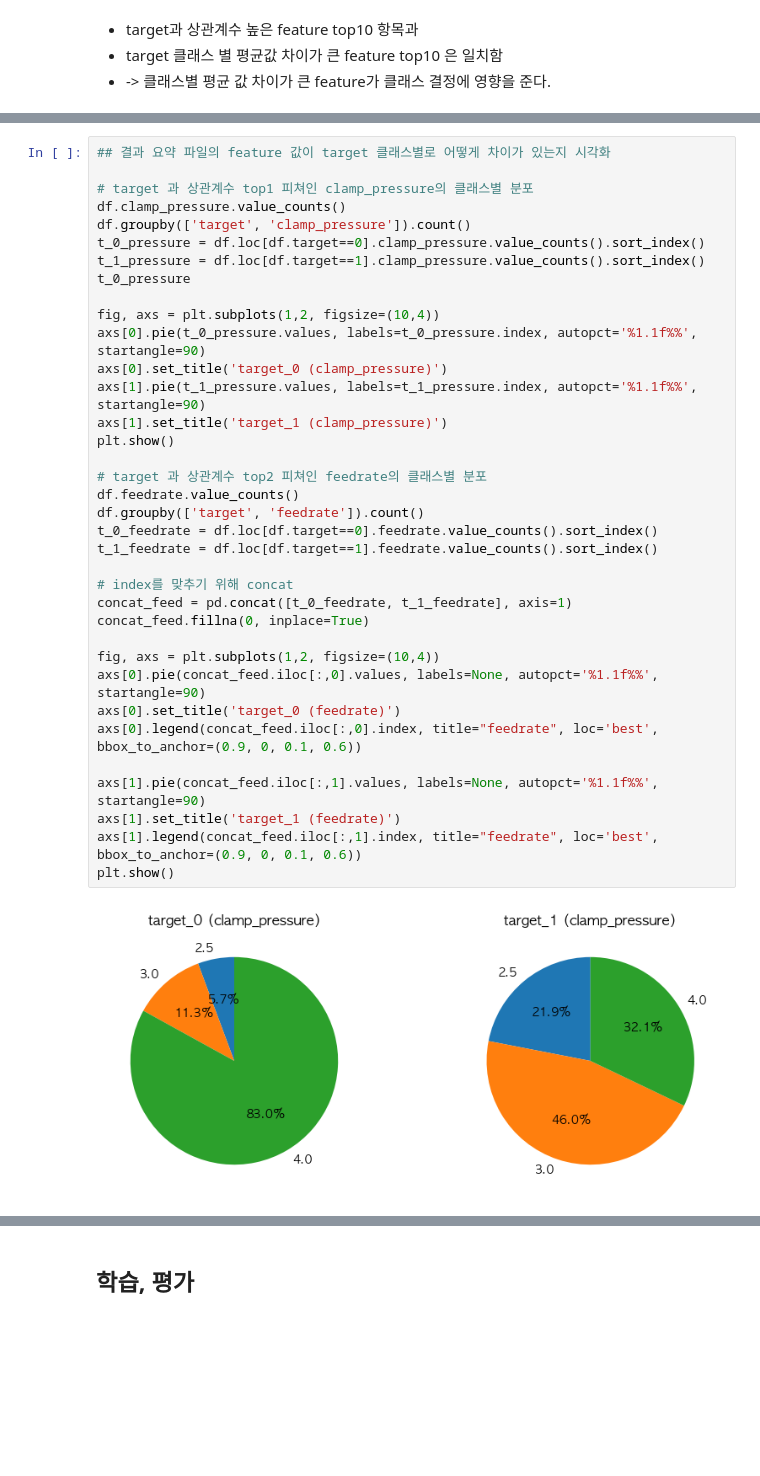
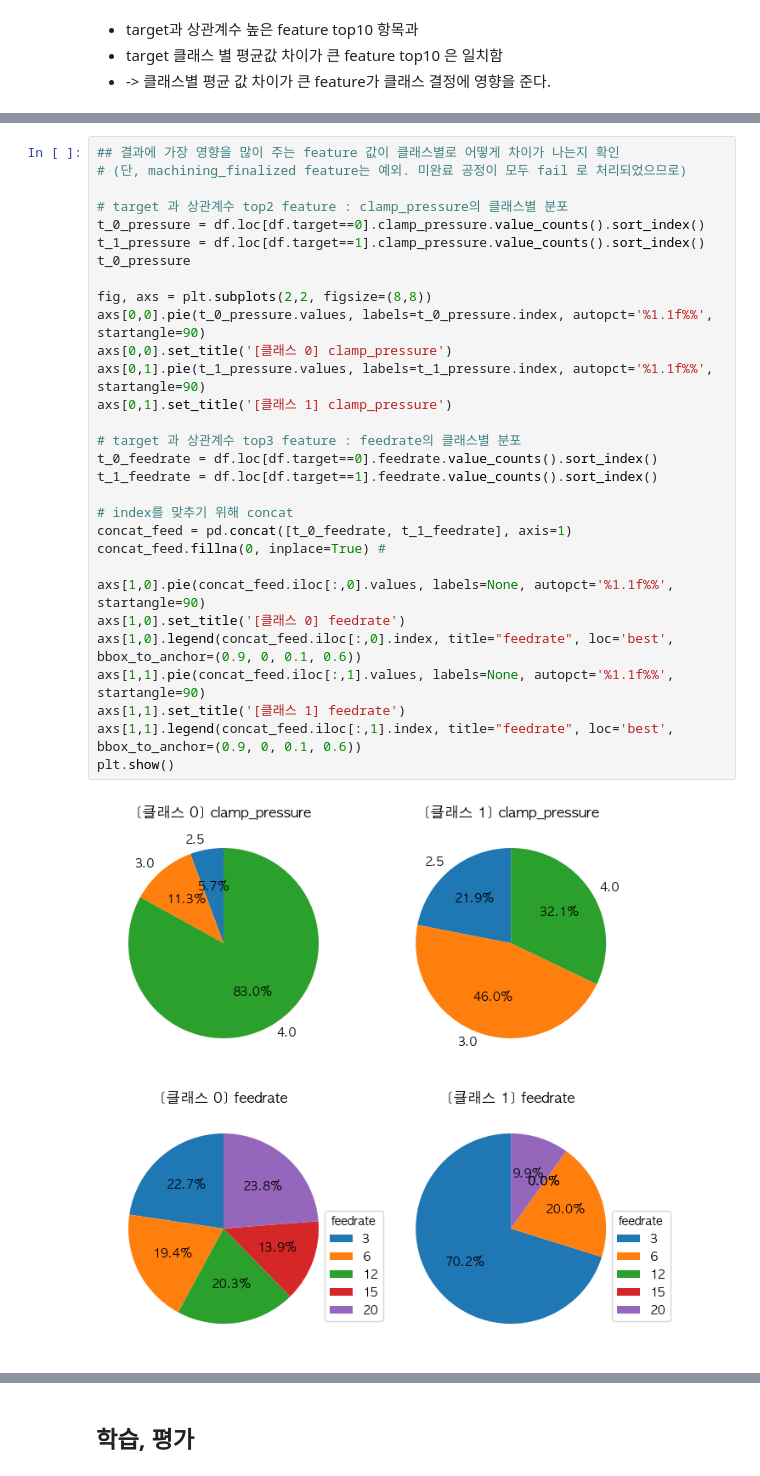
Before and after one commit to ParkSungHyon/smart_factory_cnc, a Jupyter notebook: cnc2.ipynb, the cells around one changed output, grey strips where cells are left out. Drawn from its saved outputs; the diff is of its cells as text; blank space fills up the shorter version.

```diff
--- a/cnc2.ipynb
+++ b/cnc2.ipynb
@@ -391,38 +418,32 @@ Name: target, dtype: float64
 # %%
-## 결과 요약 파일의 feature 값이 target 클래스별로 어떻게 차이가 있는지 시각화
+## 결과에 가장 영향을 많이 주는 feature 값이 클래스별로 어떻게 차이가 나는지 확인
+# (단, machining_finalized feature는 예외. 미완료 공정이 모두 fail 로 처리되었으므로)
 
-# target 과 상관계수 top1 피쳐인 clamp_pressure의 클래스별 분포
-df.clamp_pressure.value_counts()
-df.groupby(['target', 'clamp_pressure']).count()
+# target 과 상관계수 top2 feature : clamp_pressure의 클래스별 분포
 t_0_pressure = df.loc[df.target==0].clamp_pressure.value_counts().sort_index()
 t_1_pressure = df.loc[df.target==1].clamp_pressure.value_counts().sort_index()
 t_0_pressure
 
-fig, axs = plt.subplots(1,2, figsize=(10,4))
-axs[0].pie(t_0_pressure.values, labels=t_0_pressure.index, autopct='%1.1f%%', startangle=90)
-axs[0].set_title('target_0 (clamp_pressure)')
-axs[1].pie(t_1_pressure.values, labels=t_1_pressure.index, autopct='%1.1f%%', startangle=90)
-axs[1].set_title('target_1 (clamp_pressure)')
-plt.show()
+fig, axs = plt.subplots(2,2, figsize=(8,8))
+axs[0,0].pie(t_0_pressure.values, labels=t_0_pressure.index, autopct='%1.1f%%', startangle=90)
+axs[0,0].set_title('[클래스 0] clamp_pressure')
+axs[0,1].pie(t_1_pressure.values, labels=t_1_pressure.index, autopct='%1.1f%%', startangle=90)
+axs[0,1].set_title('[클래스 1] clamp_pressure')
 
-# target 과 상관계수 top2 피쳐인 feedrate의 클래스별 분포
-df.feedrate.value_counts()
-df.groupby(['target', 'feedrate']).count()
+# target 과 상관계수 top3 feature : feedrate의 클래스별 분포
 t_0_feedrate = df.loc[df.target==0].feedrate.value_counts().sort_index()
 t_1_feedrate = df.loc[df.target==1].feedrate.value_counts().sort_index()
 
 # index를 맞추기 위해 concat
 concat_feed = pd.concat([t_0_feedrate, t_1_feedrate], axis=1)
-concat_feed.fillna(0, inplace=True)
+concat_feed.fillna(0, inplace=True) #
 
-fig, axs = plt.subplots(1,2, figsize=(10,4))
-axs[0].pie(concat_feed.iloc[:,0].values, labels=None, autopct='%1.1f%%', startangle=90)
-axs[0].set_title('target_0 (feedrate)')
-axs[0].legend(concat_feed.iloc[:,0].index, title="feedrate", loc='best', bbox_to_anchor=(0.9, 0, 0.1, 0.6))
-
-axs[1].pie(concat_feed.iloc[:,1].values, labels=None, autopct='%1.1f%%', startangle=90)
-axs[1].set_title('target_1 (feedrate)')
-axs[1].legend(concat_feed.iloc[:,1].index, title="feedrate", loc='best', bbox_to_anchor=(0.9, 0, 0.1, 0.6))
+axs[1,0].pie(concat_feed.iloc[:,0].values, labels=None, autopct='%1.1f%%', startangle=90)
+axs[1,0].set_title('[클래스 0] feedrate')
+axs[1,0].legend(concat_feed.iloc[:,0].index, title="feedrate", loc='best', bbox_to_anchor=(0.9, 0, 0.1, 0.6))
+axs[1,1].pie(concat_feed.iloc[:,1].values, labels=None, autopct='%1.1f%%', startangle=90)
+axs[1,1].set_title('[클래스 1] feedrate')
+axs[1,1].legend(concat_feed.iloc[:,1].index, title="feedrate", loc='best', bbox_to_anchor=(0.9, 0, 0.1, 0.6))
 plt.show()
 # %% [output]
-[figure, old version]
+[figure, new version]
```
Also changed, not shown: parts of 23 cells of this notebook, 9 other files.
